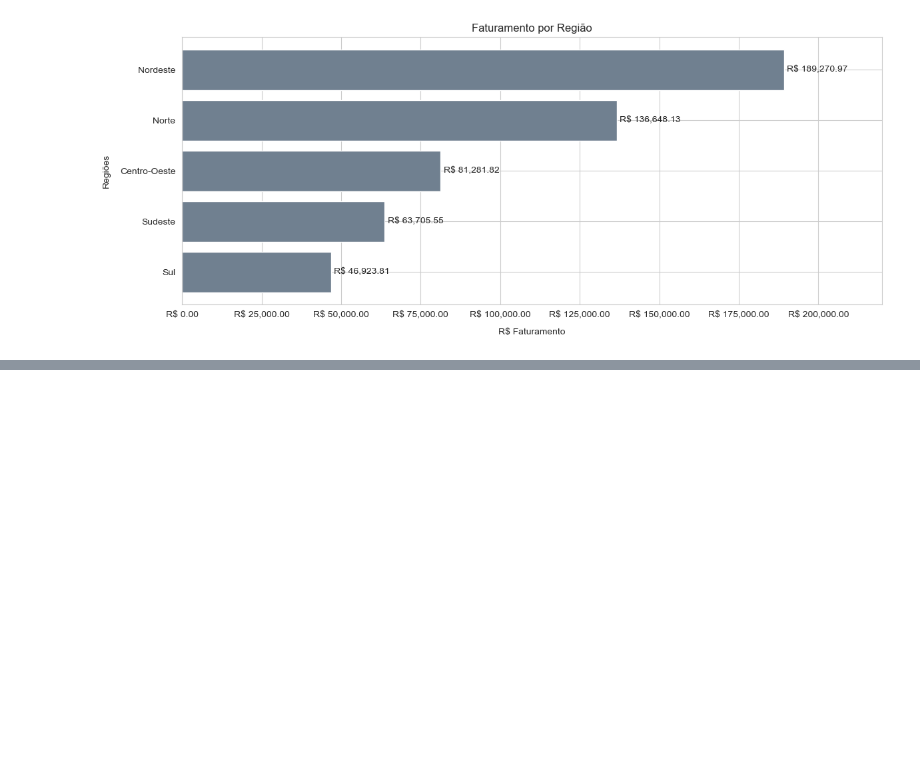
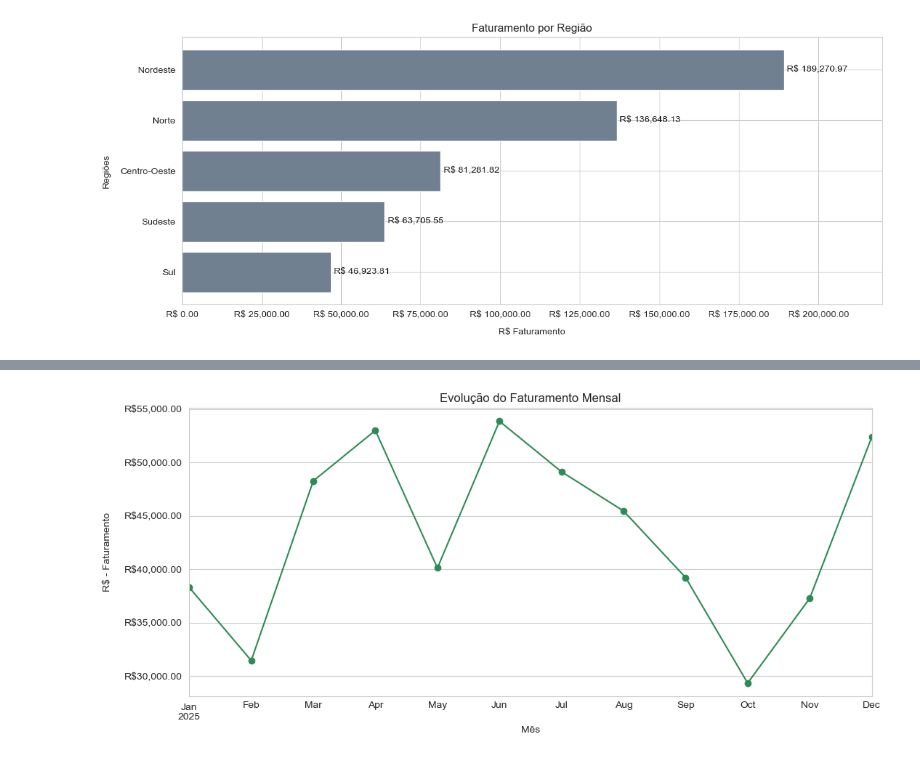
Before and after one commit to Clara-Elis/analise-vendas-python-pandas, a Jupyter notebook: Projeto1git.ipynb, the cells around one changed output, grey strips where cells are left out. Cells and saved outputs as stored; diff of their text form; code cells hidden in the pictures; blank space fills up the shorter version.

```diff
--- a/Projeto1git.ipynb
+++ b/Projeto1git.ipynb
@@ -432,0 +446,2 @@ plt.show()
+# %%
+df_vendas['Ano_Mes'] = df_vendas['Data_Pedido'].dt.to_period(freq='M')
@@ -432,0 +457,3 @@ plt.show()
+# %%
+faturamento_mensal = df_vendas.groupby('Ano_Mes')['Faturamento'].sum().sort_index()
+faturamento_mensal
@@ -432,0 +475,24 @@ plt.show()
+# %%
+sns.set_style('whitegrid')
+
+plt.figure(figsize=(11, 5))
+
+def format(y, pos):
+    return f'R${y:,.2f}'
+
+formatter = FuncFormatter(format)
+
+faturamento_mensal.plot(kind = 'line', marker = 'o', linestyle = '-', color = 'seagreen')
+plt.title('Evolução do Faturamento Mensal')
+plt.xlabel("Mês")
+plt.ylabel("R$ - Faturamento", labelpad=12)
+
+
+# FuncFormatter usando o método plt.plot em vez de subplots
+#gca = get current axes
+plt.gca().yaxis.set_major_formatter(formatter)
+
+plt.tight_layout()
+plt.show()
+# %% [output]
+[figure, added]
```
Also changed, not shown: parts of 4 cells of this notebook.
